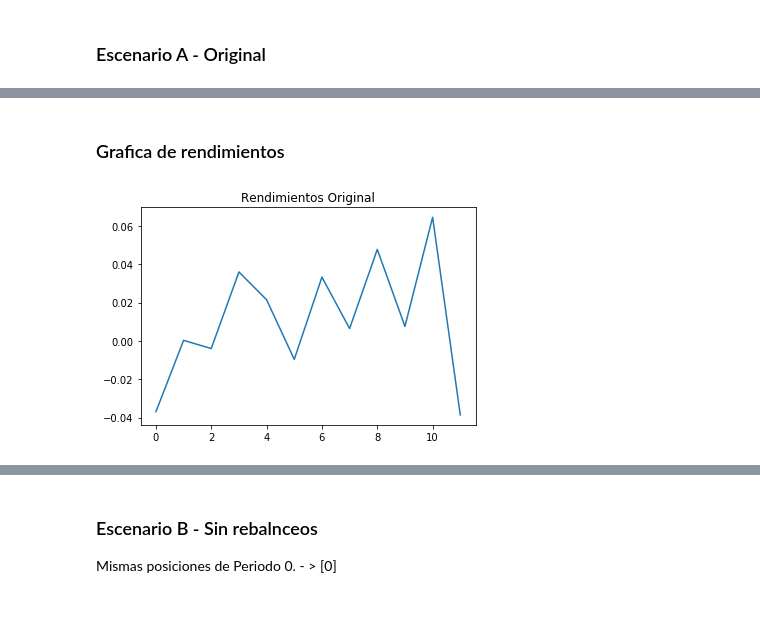
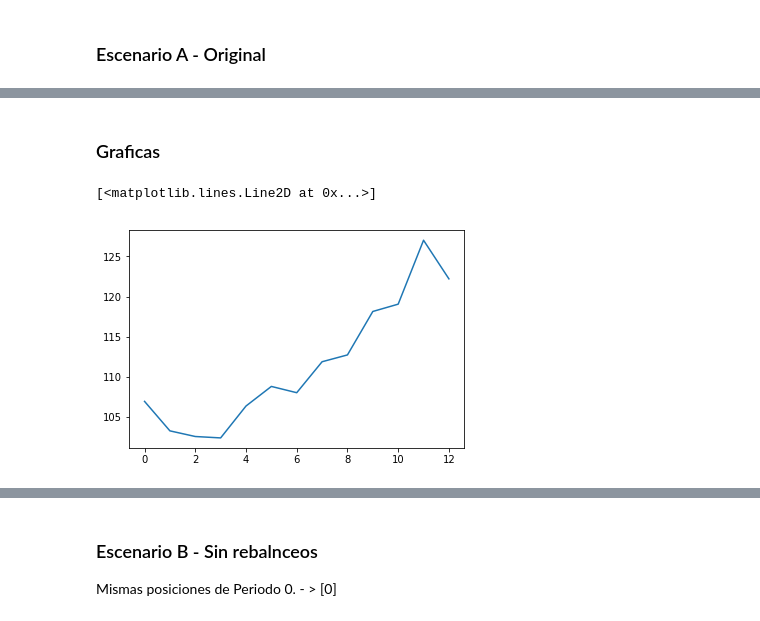
Before and after one commit to Marisolcantarero95/TRADING, a Jupyter notebook: Lab1_EqA/A_myst_Laboratorio1.ipynb, the cells around one changed output, grey strips where cells are left out. Saved outputs shown, nothing was run; the diff lists cells and outputs as text; code cells hidden in the pictures.

```diff
--- a/Lab1_EqA/A_myst_Laboratorio1.ipynb
+++ b/Lab1_EqA/A_myst_Laboratorio1.ipynb
@@ -168,0 +187,2 @@ VL = P / N = Patrimonio neto del fondo(Valor de la Cartera del fondo) / Número
+# %%
+Agrup = pd.DataFrame(list(precios_f.groupby(pd.Grouper(freq='M'))))
@@ -169,12 +229,2 @@ VL = P / N = Patrimonio neto del fondo(Valor de la Cartera del fondo) / Número
 # %% [markdown]
 ### Escenario A -  Original
-# %%
-def nav(narch):
-    nav = []
-    for i in range(narch):
-        mult = Prices['Holdings'+str(i)+''].dropna() * Shares['Holdings'+str(i)+''].dropna()
-        mult.loc['USD'] = mult.loc['USD']/100
-        nav.append(sum(mult) / str_to_float(shares)[i])
-    return nav
-navA = nav(narch)
-navA
@@ -195,8 +231,21 @@ navA
-# %% [markdown]
-### Grafica de rendimientos
-# %%
-plt.plot(Rend(narch,navA))
-plt.title('Rendimientos Original')
-plt.show()
-# %% [output]
-[figure, removed]
+# %%
+# SERIE ORIGINAL
+def nav(narch):
+    NAVs_diario= []
+    nav_mes = []
+    Rends_diario=[]
+    Rends_mensual=[]
+    Dsv_mensual=[]
+    Sharpe_mensual=[]
+    for i in range(len(Agrup)):
+        dif = list(set(indice)-set(tickers[i]))
+        g = Agrup[1][i]*Shares['Holdings'+str(i)+'']
+        g= (g.T.drop(dif)).T
+        h= [sum(g.loc[j])/str_to_float(shares)[i] for j in list(g.index)]
+        NAVs_diario.append(h)
+        nav_mes.append(h[-1])
+        Rends_diario.append(Rend(h))
+        Rends_mensual.append(np.mean(Rend(h)))
+        Dsv_mensual.append(np.std(Rend(h)))
+        Sharpe_mensual.append((np.mean(Rend(h))-tl[i]/12/100)/np.std(Rend(h)))
+    return NAVs_diario,nav_mes,Rends_diario,Rends_mensual[1:],Dsv_mensual[1:],Sharpe_mensual[1:]
@@ -202,0 +254,7 @@ plt.show()
+# %% [markdown]
+### Graficas
+# %%
+plt.plot(nav_mes)
+# %% [output]
+[<matplotlib.lines.Line2D at 0x...>]
+[figure, added]
```
Also changed, not shown: parts of 72 cells of this notebook.
